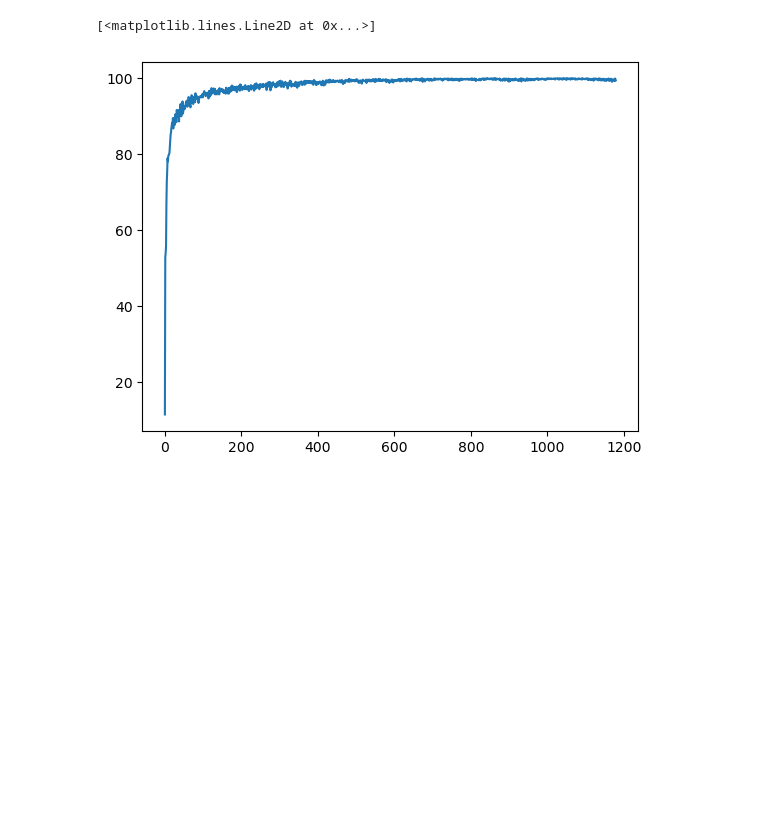
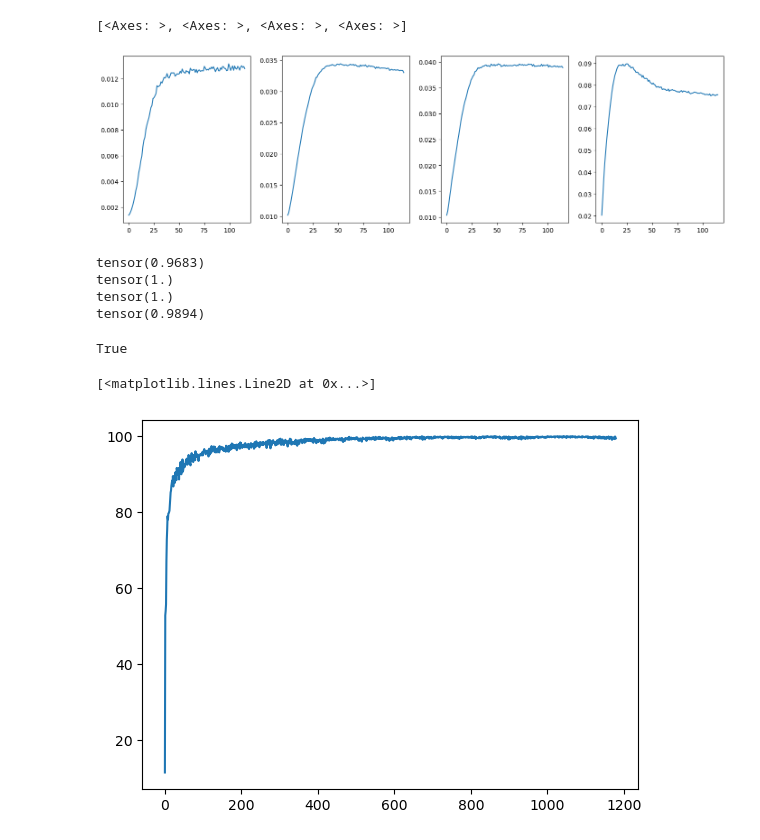
Before and after one commit to celiaberon/networkAlignmentAnalysis, a Jupyter notebook: workspace.ipynb, the cells around one changed output. Saved outputs shown, nothing was run; the diff lists cells and outputs as text; code cells hidden in the pictures; blank space fills up the shorter version.

Commit message:
developing early stopping experiment

```diff
--- a/workspace.ipynb
+++ b/workspace.ipynb
@@ -29,0 +30,25 @@ using device:  cuda
+# %%
+from networkAlignmentAnalysis.experiments.alignment_stats import AlignmentStatistics
+from networkAlignmentAnalysis.experiments.alignment_early_stopping import AlignmentEarlyStopping
+
+from networkAlignmentAnalysis import processing
+
+expmt = AlignmentEarlyStopping(args=['--network', 'MLP', '--epochs', '2', '--replicates', '2', '--max_change', '0.01'])#, '--use_prev'])
+
+# load networks
+nets, optimizers, prms = expmt.create_networks()
+
+# load dataset
+dataset = get_dataset(expmt.args.dataset,
+                      build=True,
+                      transform_parameters=nets[0],
+                      device=expmt.args.device)
+
+# train networks
+train_results, test_results = processing.train_networks(expmt, nets, optimizers, dataset, max_change=expmt.args.max_change)
+
+alignment_dims = utils.get_alignment_dims(nets, dataset, 3,
+                                    use_train=True)
+print(f'expected alignment dimensions are: {alignment_dims}')
+full_alignment = [[torch.zeros(layer_dims, dtype=torch.float, device='cpu') for layer_dims in alignment_dims]
+                    for proc in range(3)]
@@ -29,0 +69,4 @@ using device:  cuda
+# %%
+alignment =  torch.stack([torch.mean(align, dim=2) for align in train_results["alignment"]])
+align_mean, align_se = utils.compute_stats_by_type(alignment, num_types=len(prms["vals"]), dim=1, method="se")
+align_mean = align_mean.squeeze(1)
@@ -29,0 +75,6 @@ using device:  cuda
+# %%
+fig, axs = plt.subplots(ncols=align_mean.shape[0], figsize=(14, 4), layout='constrained')
+[sns.lineplot(align_mean[i, :], ax=ax) for i, ax in enumerate(axs)]
+# %% [output]
+[<Axes: >, <Axes: >, <Axes: >, <Axes: >]
+[figure, added]
@@ -29,0 +100,13 @@ using device:  cuda
+# %%
+plateaued = []
+for layer in range(len(align_mean)):
+    pct_changes = rolling_percent_change(align_mean[layer,:], window=5)
+    plateaued.append(is_plateau(pct_changes, threshold=0.1))
+
+all(plateaued)
+# %% [output]
+tensor(0.9683)
+tensor(1.)
+tensor(1.)
+tensor(0.9894)
+True
```
Also changed, not shown: parts of 5 cells of this notebook.
